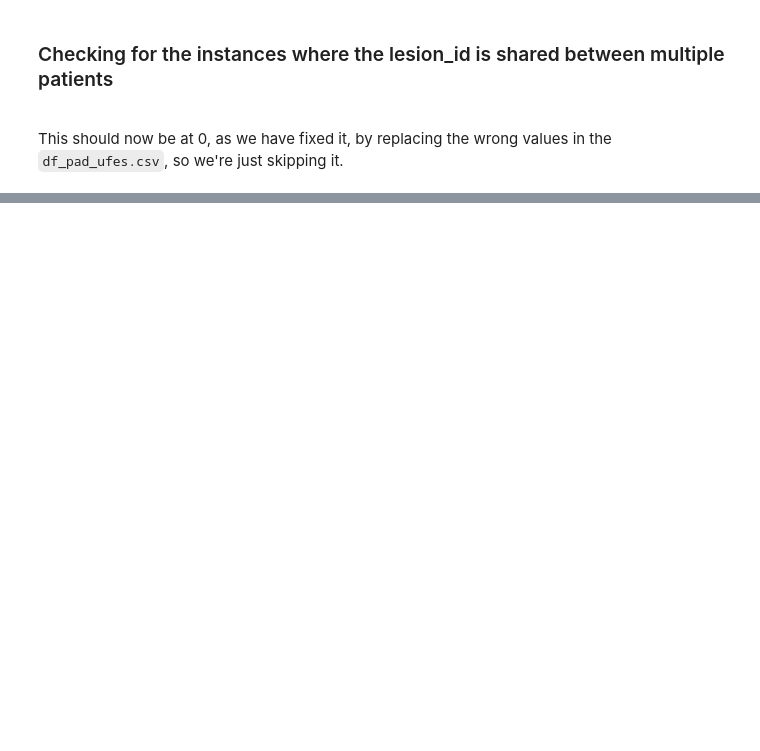
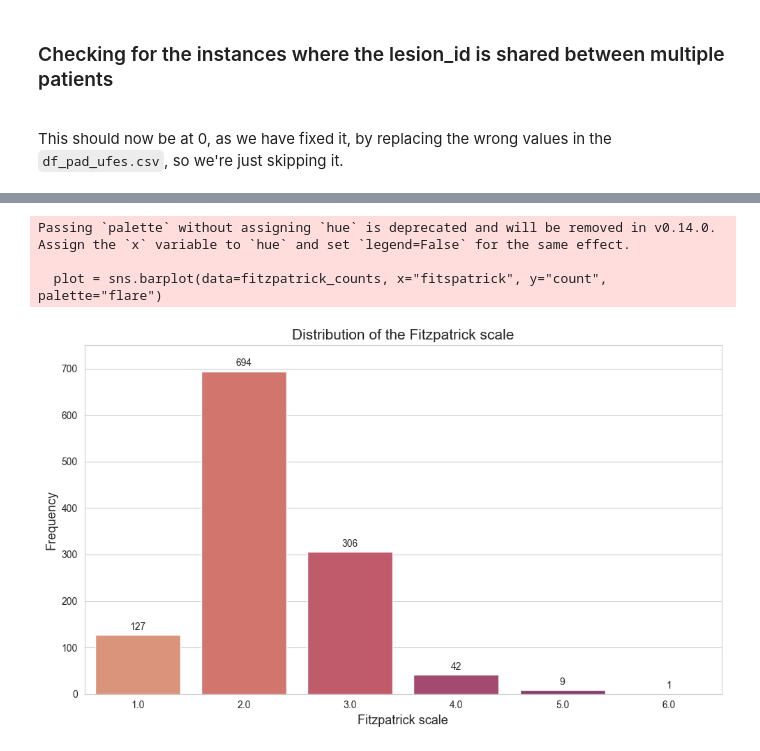
Before and after one commit to nikodice4/Skin-cancer-detection-sex-bias, a Jupyter notebook: exploration/exploration.ipynb, the cells around one changed output, grey strips where cells are left out. Cells and saved outputs as stored; diff of their text form; code cells hidden in the pictures; blank space fills up the shorter version.

Commit message:
added fitzpatrick recreation

```diff
--- a/exploration/exploration.ipynb
+++ b/exploration/exploration.ipynb
@@ -138,0 +208,26 @@ print("Fitzpatrick 3, 4, 5, 6 without cancer", len(pad_rest[pad_rest ["cancer_la
+# %%
+fitzpatrick_counts = df_pad_ufes.groupby("fitspatrick").size().reset_index(name="count")
+sns.set_style("whitegrid")
+plt.figure(figsize=(10, 6))
+plot = sns.barplot(data=fitzpatrick_counts, x="fitspatrick", y="count", palette="flare")
+plt.title("Distribution of the Fitzpatrick scale", fontsize=15)
+plt.xlabel("Fitzpatrick scale", fontsize=13)
+plt.ylabel("Frequency", fontsize=13)
+
+for p in plot.patches:
+    height = p.get_height()
+    plt.annotate(f'{height:.0f}',
+                 xy=(p.get_x() + p.get_width() / 2, height),
+                 xytext=(0, 3),
+                 textcoords="offset points",
+                 ha='center', va='bottom')
+
+plt.ylim(0, 750)
+plt.tight_layout()
+plt.savefig("../analysis/plots/fitzpatrick_distribution.png", dpi=300, format="png", bbox_inches="tight")
+plt.show()
+# %% [output]
+Passing `palette` without assigning `hue` is deprecated and will be removed in v0.14.0. Assign the `x` variable to `hue` and set `legend=False` for the same effect.
+
+  plot = sns.barplot(data=fitzpatrick_counts, x="fitspatrick", y="count", palette="flare")
+[figure, added]
```
Also changed, not shown: parts of 12 cells of this notebook, 7 other files.
